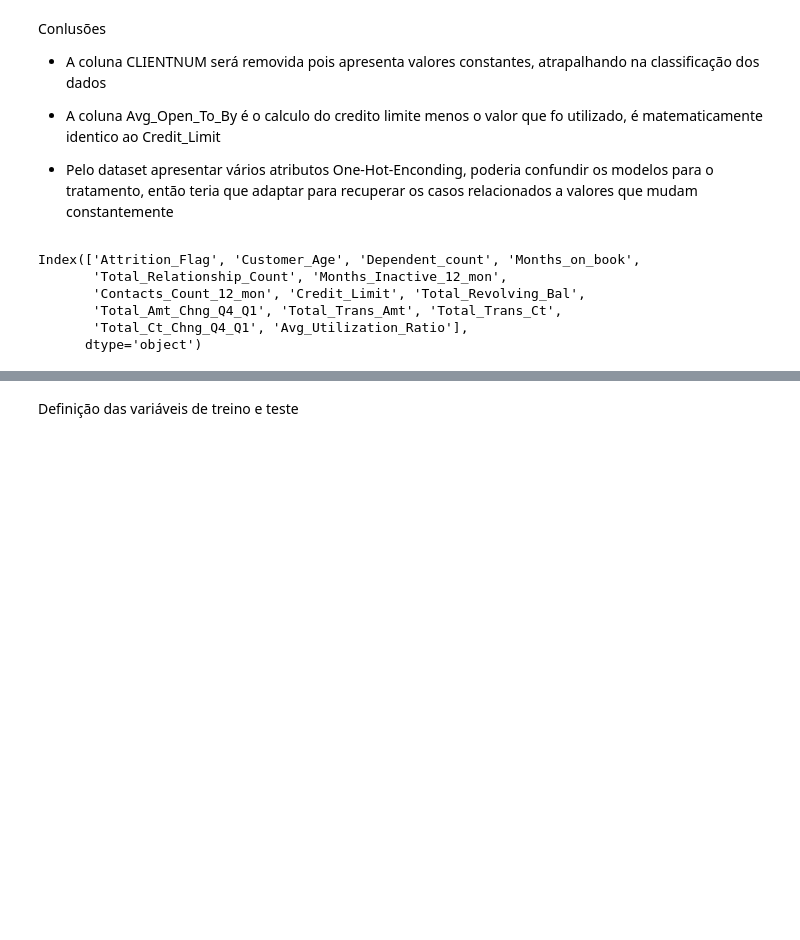
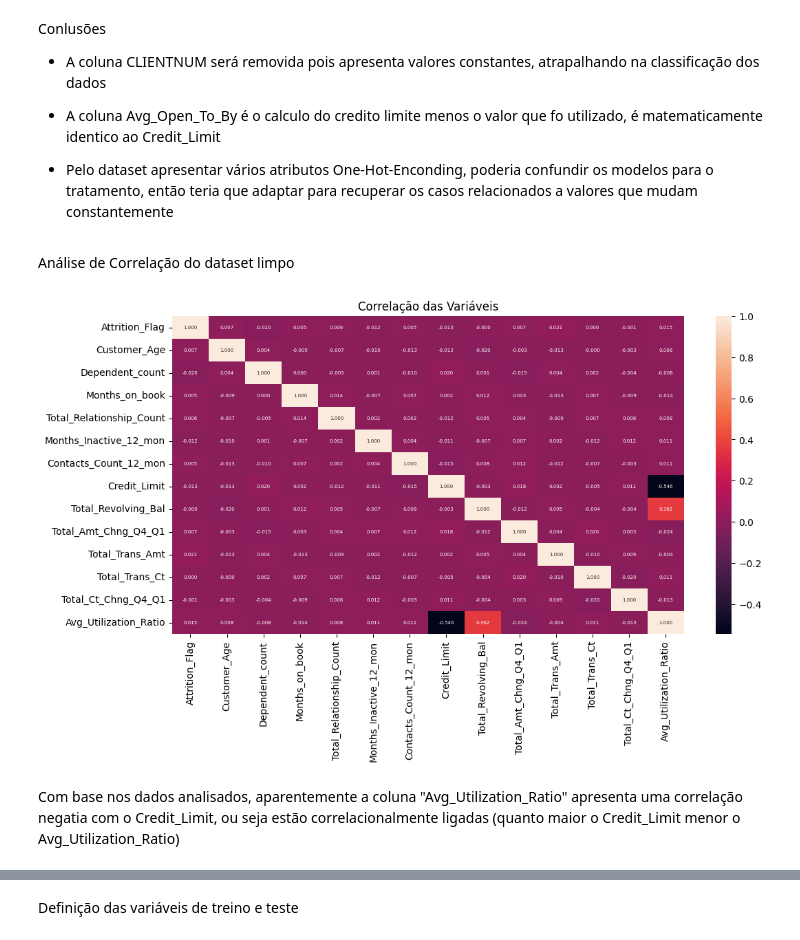
Before and after one commit to rpf991/Previsao_Churning_Clientes_Credito, a Jupyter notebook: notebooks/data_analysis.ipynb, the cells around one changed output, grey strips where cells are left out. Cells and saved outputs as stored; diff of their text form; code cells hidden in the pictures; blank space fills up the shorter version.

```diff
--- a/notebooks/data_analysis.ipynb
+++ b/notebooks/data_analysis.ipynb
@@ -212,12 +210,18 @@ df_credit_clean = df_base_credit.drop(columns=['CLIENTNUM', 'Gender', 'Marital_S
                                               'Status_Single', 'Status_Married',
                                               'Is_Blue_Card', 'Is_Silver_Card', 'Is_Gold_Card', 'Is_Platinum_Card'
                                             ])
-# %%
-df_credit_clean.columns
-# %% [output]
-Index(['Attrition_Flag', 'Customer_Age', 'Dependent_count', 'Months_on_book',
-       'Total_Relationship_Count', 'Months_Inactive_12_mon',
-       'Contacts_Count_12_mon', 'Credit_Limit', 'Total_Revolving_Bal',
-       'Total_Amt_Chng_Q4_Q1', 'Total_Trans_Amt', 'Total_Trans_Ct',
-       'Total_Ct_Chng_Q4_Q1', 'Avg_Utilization_Ratio'],
-      dtype='object')
+# %% [markdown]
+Análise de Correlação do dataset limpo
+# %%
+plt.figure(figsize=(12, 6))
+
+sns.heatmap(data=df_credit_clean.corr(),
+            annot=True, fmt=".3f", annot_kws={"size": 5})
+plt.title("Correlação das Variáveis")
+plt.show()
+# %% [output]
+[figure, added]
+# %% [markdown]
+Com base nos dados analisados, aparentemente a coluna "Avg_Utilization_Ratio" apresenta
+uma correlação negatia com o Credit_Limit, ou seja estão correlacionalmente ligadas
+(quanto maior o Credit_Limit menor o Avg_Utilization_Ratio)
```
Also changed, not shown: parts of 13 cells of this notebook, 2 other files.
